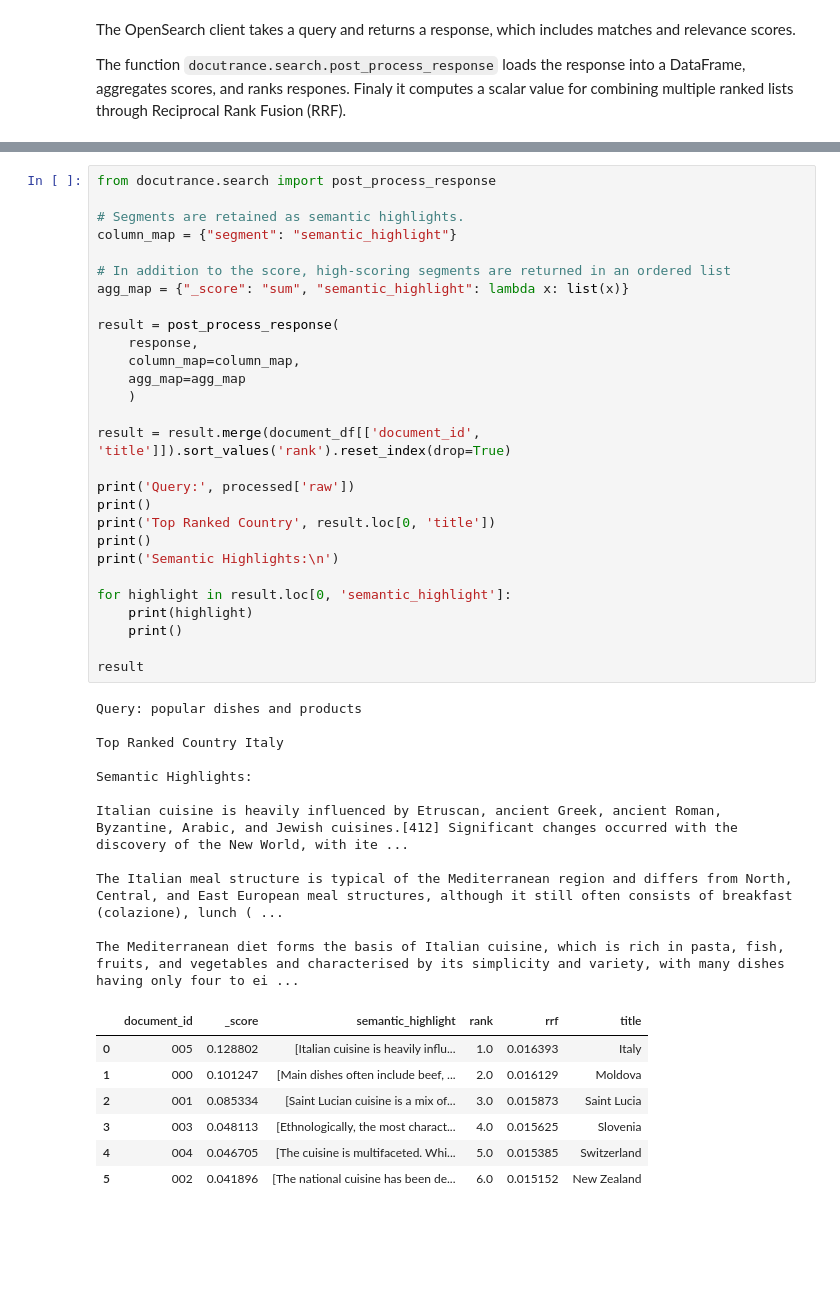
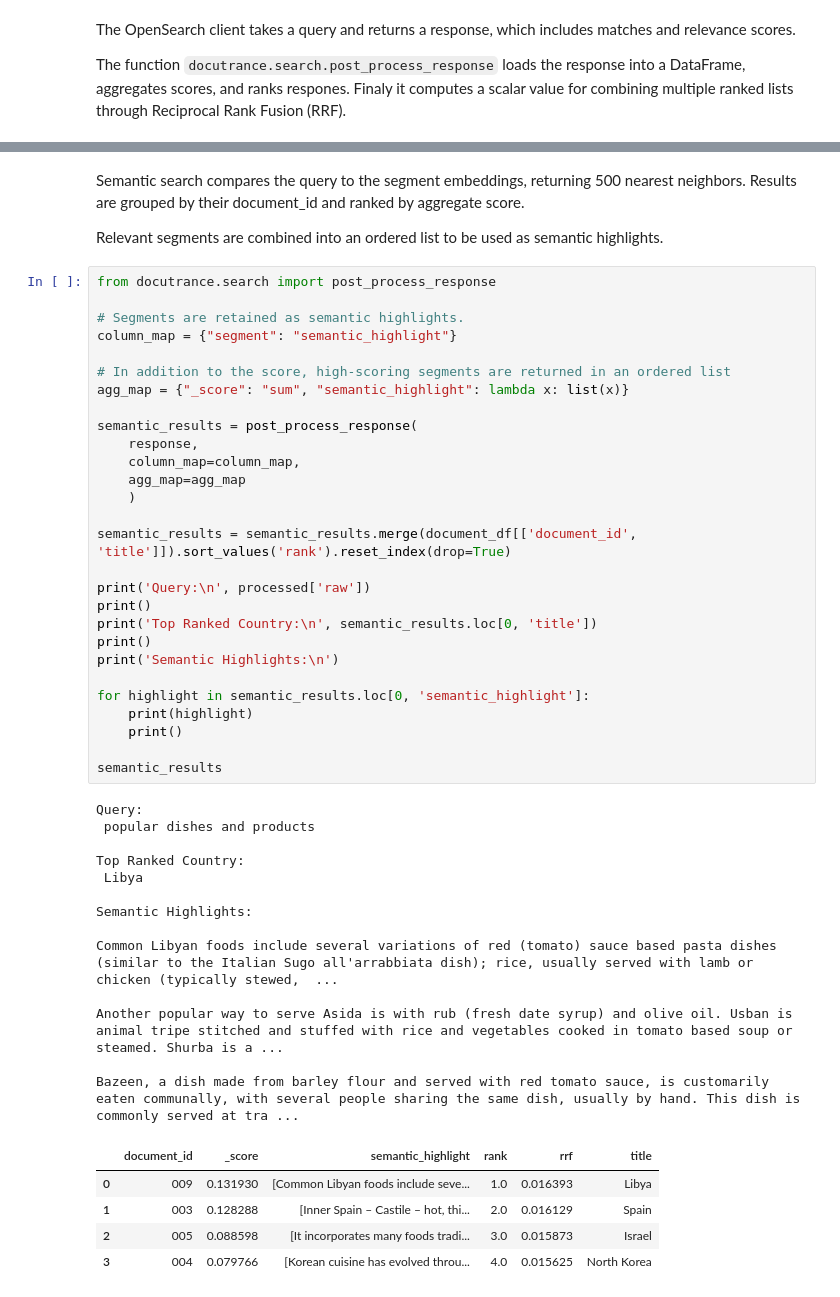
Before and after one commit to Lone-Wolfgang/DocuTrance, a Jupyter notebook: search_engine/search_engine_demo.ipynb, the cells around one changed output, grey strips where cells are left out. Saved outputs shown, nothing was run; the diff lists cells and outputs as text; blank space fills up the shorter version.

```diff
--- a/search_engine/search_engine_demo.ipynb
+++ b/search_engine/search_engine_demo.ipynb
@@ -338,50 +338,54 @@ client = OpenSearch(hosts=[{'host': 'localhost', 'port': 9200}])
 document_index_name = 'sample_segments'
 
 response = client.search(body=body, index=document_index_name)
+# %% [markdown]
+Semantic search compares the query to the segment embeddings, returning 500 nearest neighbors. Results are grouped by their document_id and ranked by aggregate score.
+
+Relevant segments are combined into an ordered list to be used as semantic highlights.
 # %%
 from docutrance.search import post_process_response
 
 # Segments are retained as semantic highlights.
 column_map = {"segment": "semantic_highlight"}
 
 # In addition to the score, high-scoring segments are returned in an ordered list
 agg_map = {"_score": "sum", "semantic_highlight": lambda x: list(x)}
 
-result = post_process_response(
+semantic_results = post_process_response(
     response,
     column_map=column_map,
     agg_map=agg_map
     )
 
-result = result.merge(document_df[['document_id', 'title']]).sort_values('rank').reset_index(drop=True)
+semantic_results = semantic_results.merge(document_df[['document_id', 'title']]).sort_values('rank').reset_index(drop=True)
 
-print('Query:', processed['raw'])
+print('Query:\n', processed['raw'])
 print()
-print('Top Ranked Country', result.loc[0, 'title'])
+print('Top Ranked Country:\n', semantic_results.loc[0, 'title'])
 print()
 print('Semantic Highlights:\n')
 
-for highlight in result.loc[0, 'semantic_highlight']:
+for highlight in semantic_results.loc[0, 'semantic_highlight']:
     print(highlight)
     print()
 
-result
+semantic_results
 # %% [output]
-Query: popular dishes and products
+Query:
+ popular dishes and products
 
-Top Ranked Country Italy
+Top Ranked Country:
+ Libya
 
 Semantic Highlights:
 
-Italian cuisine is heavily influenced by Etruscan, ancient Greek, ancient Roman, Byzantine, Arabic, and Jewish cuisines.[412] Significant changes occurred with the discovery of the New World, with ite ...
+Common Libyan foods include several variations of red (tomato) sauce based pasta dishes (similar to the Italian Sugo all'arrabbiata dish); rice, usually served with lamb or chicken (typically stewed,  ...
 
-The Italian meal structure is typical of the Mediterranean region and differs from North, Central, and East European meal structures, although it still often consists of breakfast (colazione), lunch ( ...
+Another popular way to serve Asida is with rub (fresh date syrup) and olive oil. Usban is animal tripe stitched and stuffed with rice and vegetables cooked in tomato based soup or steamed. Shurba is a ...
 
-The Mediterranean diet forms the basis of Italian cuisine, which is rich in pasta, fish, fruits, and vegetables and characterised by its simplicity and variety, with many dishes having only four to ei ...
+Bazeen, a dish made from barley flour and served with red tomato sauce, is customarily eaten communally, with several people sharing the same dish, usually by hand. This dish is commonly served at tra ...
 |  | document_id | _score | semantic_highlight | rank | rrf | title |
-| 0 | 005 | 0.128802 | [Italian cuisine is heavily influ... | 1.0 | 0.016393 | Italy |
-| 1 | 000 | 0.101247 | [Main dishes often include beef, ... | 2.0 | 0.016129 | Moldova |
-| 2 | 001 | 0.085334 | [Saint Lucian cuisine is a mix of... | 3.0 | 0.015873 | Saint Lucia |
-| 3 | 003 | 0.048113 | [Ethnologically, the most charact... | 4.0 | 0.015625 | Slovenia |
-| 4 | 004 | 0.046705 | [The cuisine is multifaceted. Whi... | 5.0 | 0.015385 | Switzerland |
-| 5 | 002 | 0.041896 | [The national cuisine has been de... | 6.0 | 0.015152 | New Zealand |
+| 0 | 009 | 0.131930 | [Common Libyan foods include seve... | 1.0 | 0.016393 | Libya |
+| 1 | 003 | 0.128288 | [Inner Spain – Castile – hot, thi... | 2.0 | 0.016129 | Spain |
+| 2 | 005 | 0.088598 | [It incorporates many foods tradi... | 3.0 | 0.015873 | Israel |
+| 3 | 004 | 0.079766 | [Korean cuisine has evolved throu... | 4.0 | 0.015625 | North Korea |
```
Also changed, not shown: parts of 10 cells of this notebook.
